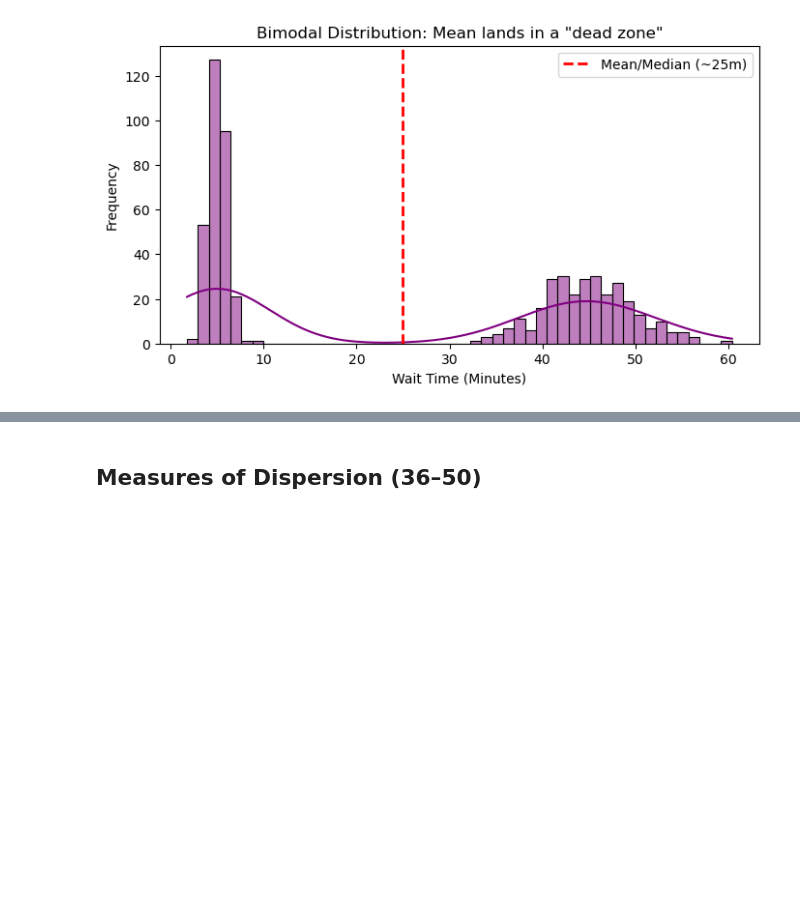
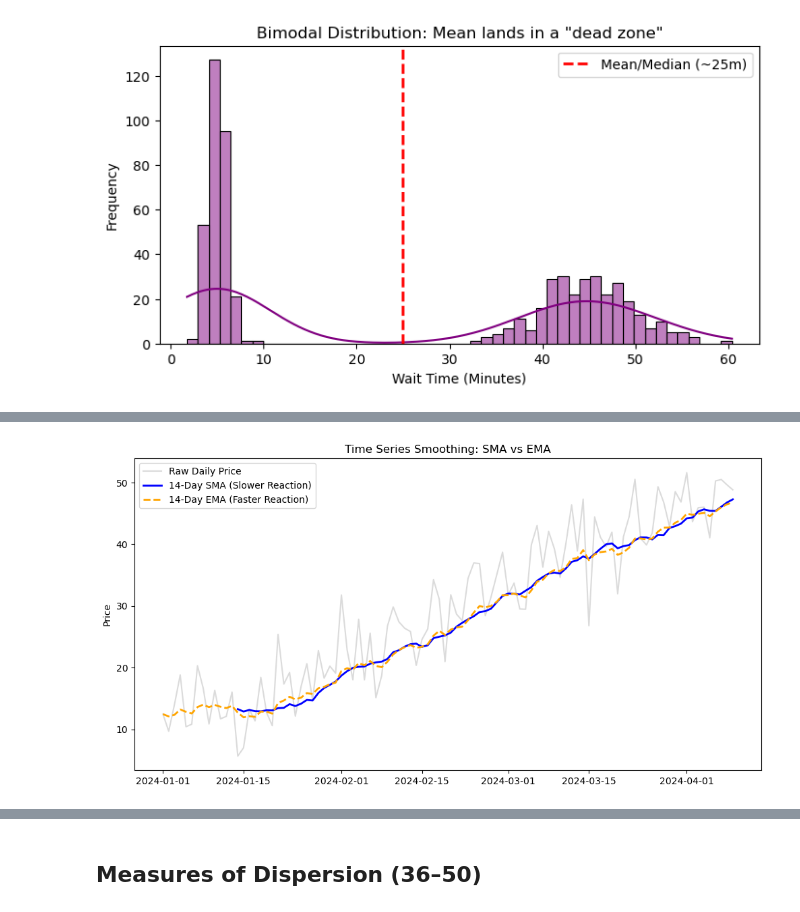
Before and after one commit to Sourish168/Interview_Preparation, a Jupyter notebook: Statistics_and_Probability/Statistics.ipynb, the cells around one changed output, grey strips where cells are left out. Cells and saved outputs as stored; diff of their text form; code cells hidden in the pictures; blank space fills up the shorter version.

```diff
--- a/Statistics_and_Probability/Statistics.ipynb
+++ b/Statistics_and_Probability/Statistics.ipynb
@@ -1951,0 +2472,53 @@ Notice how a ~25 minute wait time doesn't actually represent EITHER group well!
+# %%
+import pandas as pd
+import numpy as np
+import matplotlib.pyplot as plt
+
+# ==========================================
+# 1. SETUP: Create noisy time-series data
+# ==========================================
+np.random.seed(42)
+days = pd.date_range(start='2024-01-01', periods=100)
+# A simulated stock price that trends upward but has high daily volatility
+base_trend = np.linspace(10, 50, 100)
+noise = np.random.normal(0, 5, 100)
+prices = base_trend + noise
+
+df = pd.DataFrame({'Date': days, 'Daily_Price': prices})
+df.set_index('Date', inplace=True)
+
+# ==========================================
+# 2. CALCULATING MOVING AVERAGES (Pandas)
+# ==========================================
+window_size = 14 # A 2-week window
+
+# Simple Moving Average (SMA): Uses the .rolling().mean() method
+df['SMA_14'] = df['Daily_Price'].rolling(window=window_size).mean()
+
+# Exponential Moving Average (EMA): Uses the .ewm().mean() method
+# span acts similarly to the window size, applying decay to older values
+df['EMA_14'] = df['Daily_Price'].ewm(span=window_size, adjust=False).mean()
+
+# ==========================================
+# 3. VISUALIZING THE DIFFERENCE
+# ==========================================
+plt.figure(figsize=(12, 6))
+
+# Plot the raw, noisy data (faint so it doesn't distract)
+plt.plot(df.index, df['Daily_Price'], label='Raw Daily Price', color='lightgray', alpha=0.8)
+
+# Plot the Simple Moving Average
+plt.plot(df.index, df['SMA_14'], label='14-Day SMA (Slower Reaction)', color='blue', linewidth=2)
+
+# Plot the Exponential Moving Average
+plt.plot(df.index, df['EMA_14'], label='14-Day EMA (Faster Reaction)', color='orange', linewidth=2, linestyle='--')
+
+plt.title('Time Series Smoothing: SMA vs EMA')
+plt.ylabel('Price')
+plt.legend()
+plt.show()
+
+# Notice how the EMA (Orange) follows the raw data much closer during sudden dips or spikes,
+# while the SMA (Blue) smooths those spikes out entirely.
+# %% [output]
+[figure, added]
```
Also changed, not shown: parts of 25 cells of this notebook.
